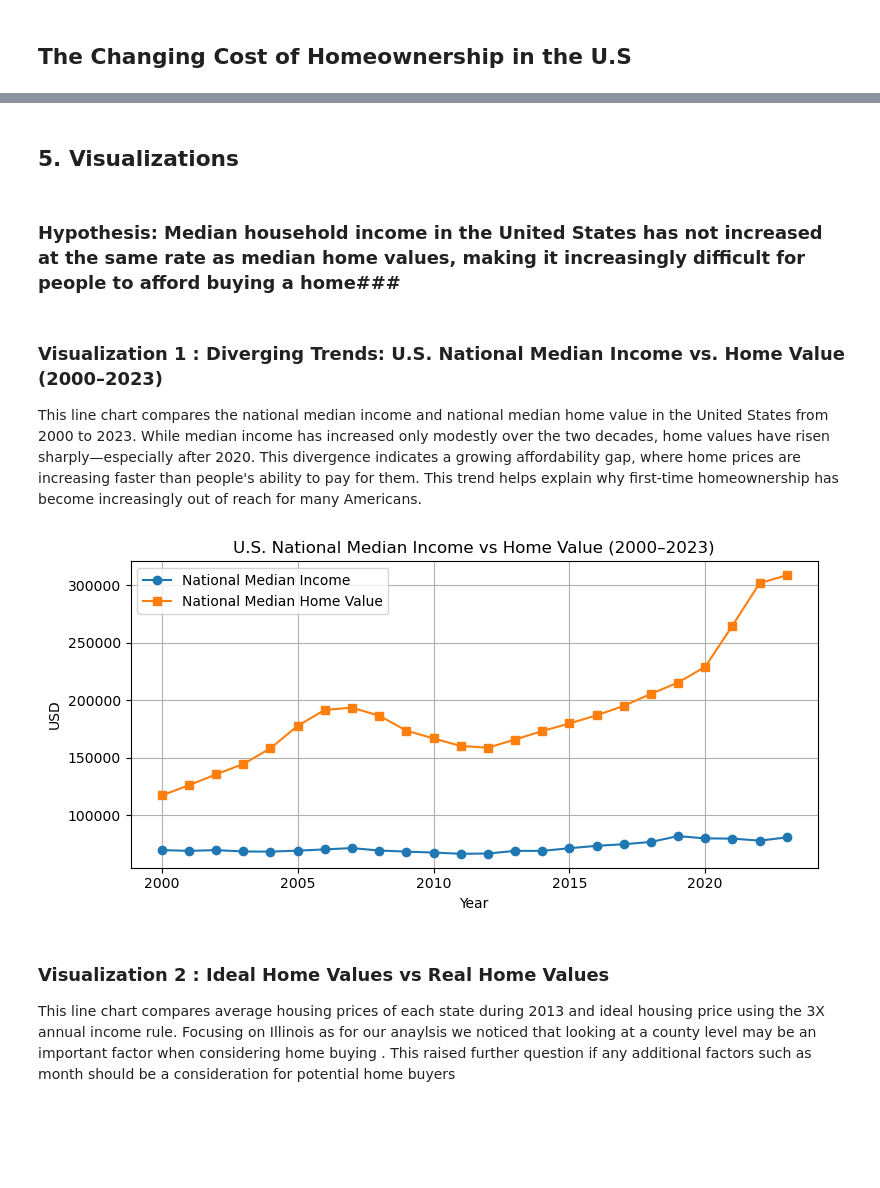
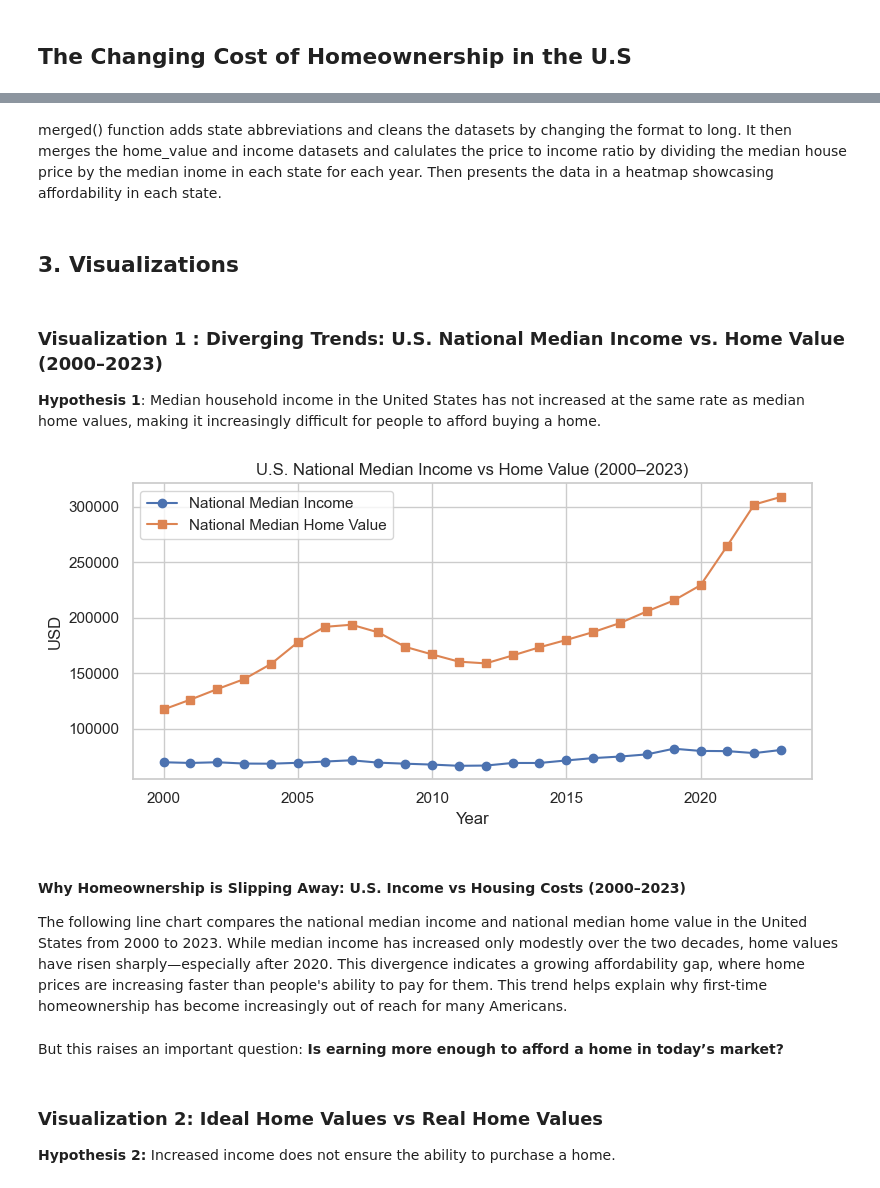
Before and after one commit to uic-cs418/group-project-stat-squad, a Jupyter notebook: FinalReport.ipynb, the cells around one changed output, grey strips where cells are left out. Cells and saved outputs as stored; diff of their text form; code cells hidden in the pictures; blank space fills up the shorter version.

```diff
--- a/FinalReport.ipynb
+++ b/FinalReport.ipynb
@@ -60,31 +28,24 @@ merged = all_functions.CreateMerged(home_values_dataset,income)
+# %% [markdown]
+merged() function adds state abbreviations and cleans the datasets by changing the format to long. It then merges the home_value and income datasets
+and calulates the price to income ratio by dividing the median house price by the median inome in each state for each year.
+Then presents the data in a heatmap showcasing affordability in each state.
 # %% [markdown]
-## **5. Visualizations**
+## **3. Visualizations**
 # %% [markdown]
-### Hypothesis:  Median household income in the United States has not increased at the same rate as median home values, making it increasingly difficult for people to afford buying a home###
+### **Visualization 1 : Diverging Trends: U.S. National Median Income vs. Home Value (2000–2023)**
+**Hypothesis 1**:  Median household income in the United States has not increased at the same rate as median home values, making it increasingly difficult for people to afford buying a home.
+# %%
+all_functions.visual1(merged)
+# %% [output]
+[figure, added]
 # %% [markdown]
-### **Visualization 1 : Diverging Trends: U.S. National Median Income vs. Home Value (2000–2023)**
-This line chart compares the national median income and national median home value in the United States from 2000 to 2023. While median income has increased only modestly over the two decades, home values have risen sharply—especially after 2020. This divergence indicates a growing affordability gap, where home prices are increasing faster than people's ability to pay for them. This trend helps explain why first-time homeownership has become increasingly out of reach for many Americans.
+#### **Why Homeownership is Slipping Away: U.S. Income vs Housing Costs (2000–2023)**
+The following line chart compares the national median income and national median home value in the United States from 2000 to 2023. While median income has increased only modestly over the two decades, home values have risen sharply—especially after 2020. This divergence indicates a growing affordability gap, where home prices are increasing faster than people's ability to pay for them. This trend helps explain why first-time homeownership has become increasingly out of reach for many Americans.
-# %%
-national_trends = merged.groupby('Year').agg({
-    'MedianIncome': 'mean',
-    'HomeValue': 'mean'
-}).reset_index()
-
-plt.figure(figsize=(8, 4))
-plt.plot(national_trends['Year'], national_trends['MedianIncome'], label='National Median Income', marker='o')
-plt.plot(national_trends['Year'], national_trends['HomeValue'], label='National Median Home Value', marker='s')
-plt.title("U.S. National Median Income vs Home Value (2000–2023)")
-plt.xlabel("Year")
-plt.ylabel("USD")
-plt.legend()
-plt.grid(True)
-plt.tight_layout()
-plt.show()
-# %% [output]
-[figure, removed]
-# %% [markdown]
-### **Visualization 2 : Ideal Home Values vs Real Home Values**
-This line chart compares average housing prices of each state during 2013 and ideal housing price using the 3X annual income rule. Focusing on Illinois as for our anaylsis we noticed that looking at a county level may be an important factor when considering home buying . This raised further question if any additional factors such as month should be a consideration for potential home buyers
+# %% [markdown]
+But this raises an important question: **Is earning more enough to afford a home in today’s market?**
+# %% [markdown]
+### **Visualization 2: Ideal Home Values vs Real Home Values**
+**Hypothesis 2:** Increased income does not ensure the ability to purchase a home.
 # %%
 graph = all_functions.county_graph()
 graph.show()
```
Also changed, not shown: parts of 40 cells of this notebook.
